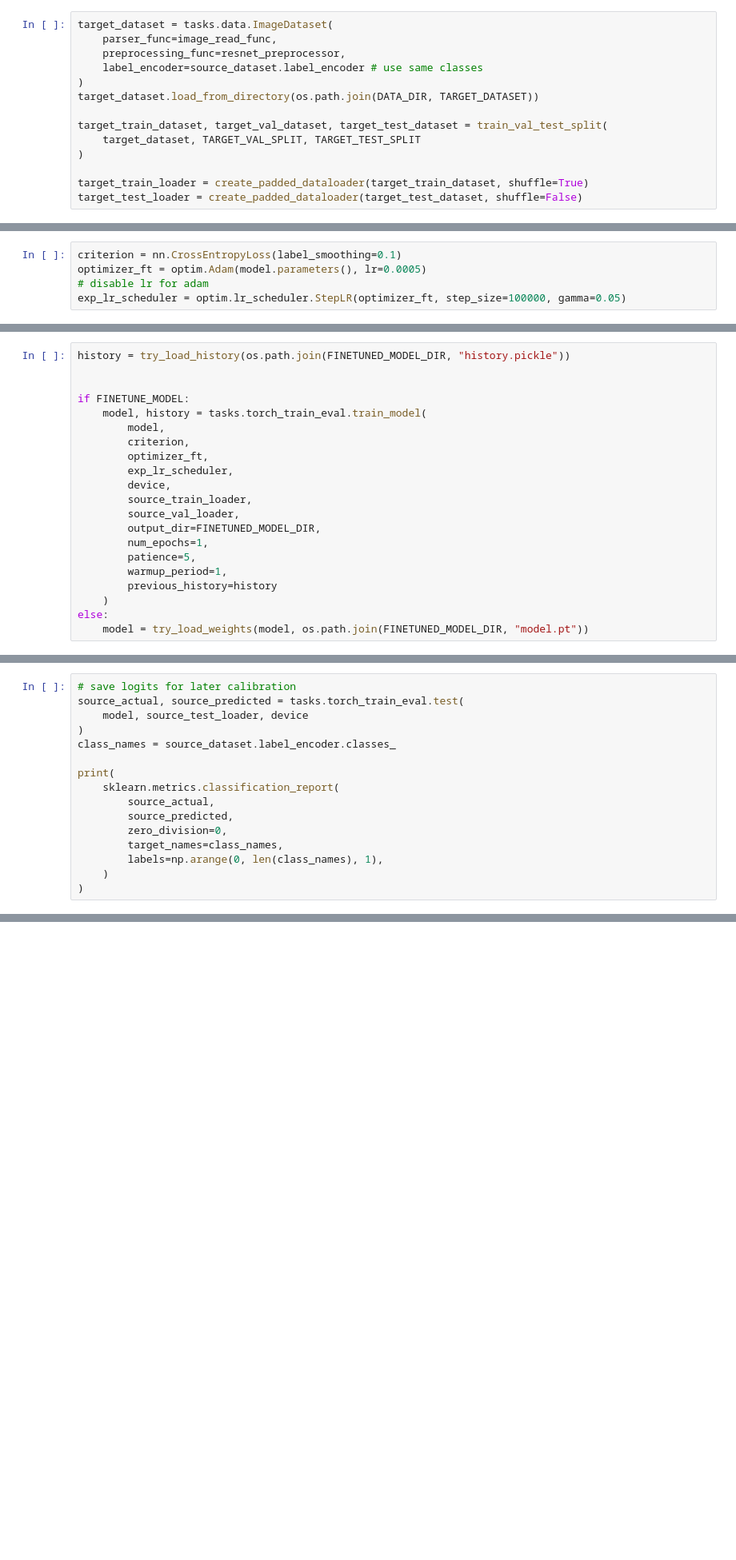
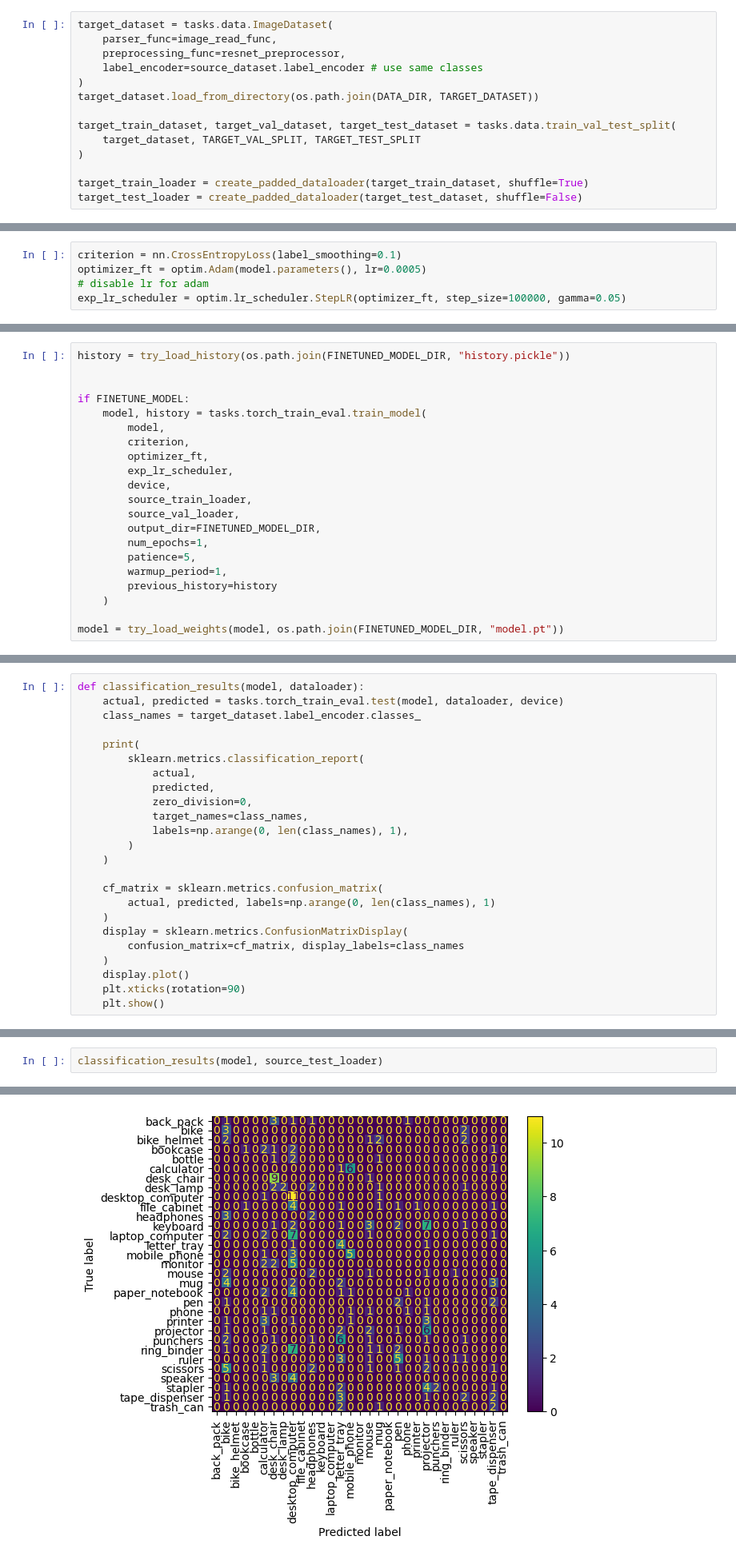
Before and after one commit to dimits-ts/deep_vision_domain_adaptation, a Jupyter notebook: domain_adaptation.ipynb, the cells around one changed output, grey strips where cells are left out. Shown at 80% size. Saved outputs shown, nothing was run; the diff lists cells and outputs as text; blank space fills up the shorter version.

Commit message:
aggregate results to single function

```diff
--- a/domain_adaptation.ipynb
+++ b/domain_adaptation.ipynb
@@ -150,7 +152,7 @@ target_dataset = tasks.data.ImageDataset(
 )
 target_dataset.load_from_directory(os.path.join(DATA_DIR, TARGET_DATASET))
 
-target_train_dataset, target_val_dataset, target_test_dataset = train_val_test_split(
+target_train_dataset, target_val_dataset, target_test_dataset = tasks.data.train_val_test_split(
     target_dataset, TARGET_VAL_SPLIT, TARGET_TEST_SPLIT
 )
 
@@ -243,8 +245,8 @@ if FINETUNE_MODEL:
         warmup_period=1,
         previous_history=history
     )
-else:
-    model = try_load_weights(model, os.path.join(FINETUNED_MODEL_DIR, "model.pt"))
+
+model = try_load_weights(model, os.path.join(FINETUNED_MODEL_DIR, "model.pt"))
 # %%
 plt.plot(np.array(range(len(history["train_loss"]))), history["train_loss"])
 plt.plot(np.array(range(len(history["val_loss"]))), history["val_loss"])
@@ -262,18 +264,26 @@ plt.ylabel("Cross Entropy Loss")
 plt.title("Training Accuracy")
 plt.show()
 # %%
-# save logits for later calibration
-source_actual, source_predicted = tasks.torch_train_eval.test(
-    model, source_test_loader, device
-)
-class_names = source_dataset.label_encoder.classes_
+def classification_results(model, dataloader):
+    actual, predicted = tasks.torch_train_eval.test(model, dataloader, device)
+    class_names = target_dataset.label_encoder.classes_
 
-print(
-    sklearn.metrics.classification_report(
-        source_actual,
-        source_predicted,
-        zero_division=0,
-        target_names=class_names,
-        labels=np.arange(0, len(class_names), 1),
+    print(
+        sklearn.metrics.classification_report(
+            actual,
+            predicted,
+            zero_division=0,
+            target_names=class_names,
+            labels=np.arange(0, len(class_names), 1),
+        )
     )
-)
+
+    cf_matrix = sklearn.metrics.confusion_matrix(
+        actual, predicted, labels=np.arange(0, len(class_names), 1)
+    )
+    display = sklearn.metrics.ConfusionMatrixDisplay(
+        confusion_matrix=cf_matrix, display_labels=class_names
+    )
+    display.plot()
+    plt.xticks(rotation=90)
+    plt.show()
@@ -308,0 +290,3 @@ plt.show()
+# %%
+classification_results(model, source_test_loader)
+# %% [output]
@@ -308,0 +310 @@ plt.show()
+[figure, added]
```
Also changed, not shown: parts of 17 cells of this notebook, 1 other file.
